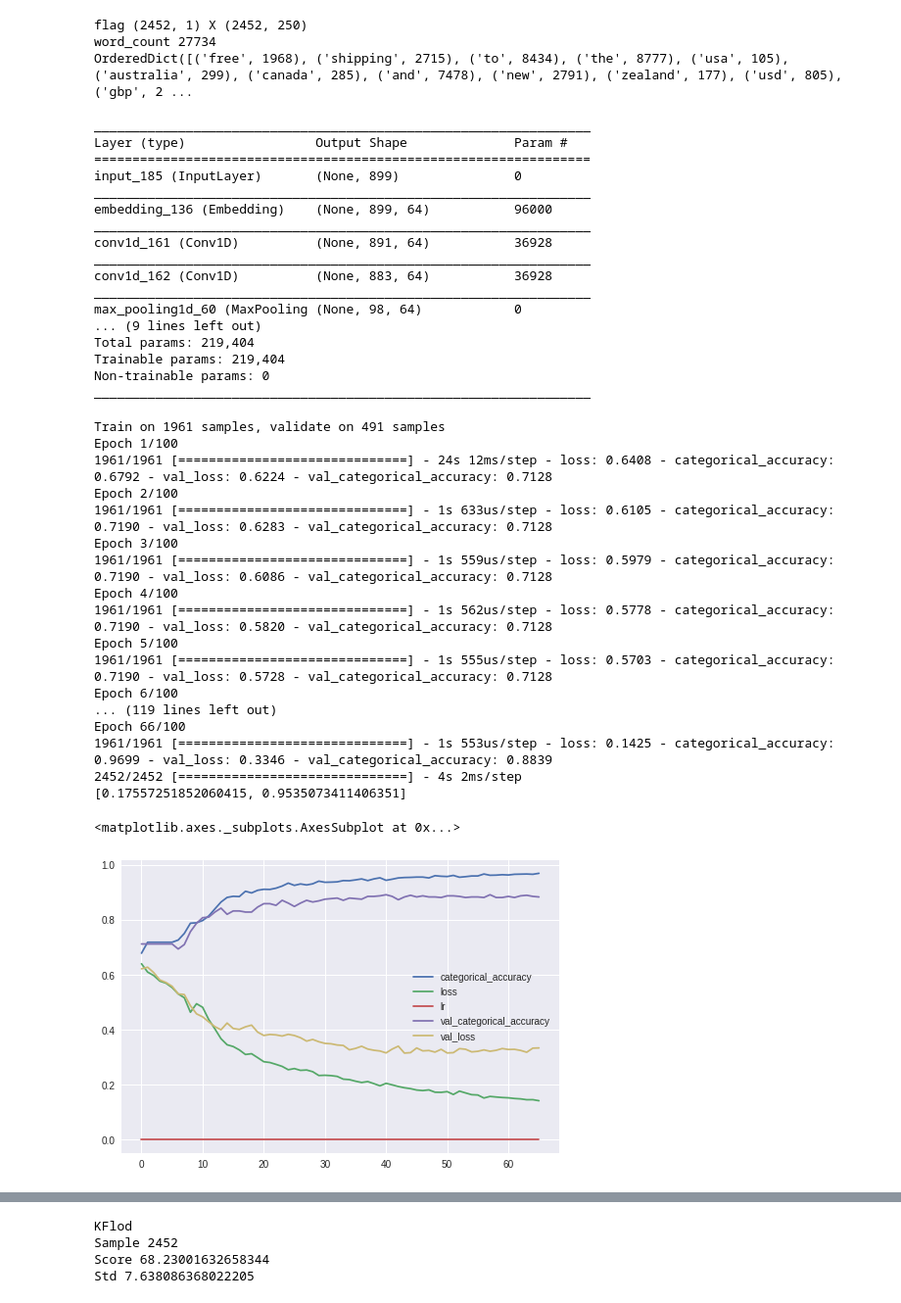
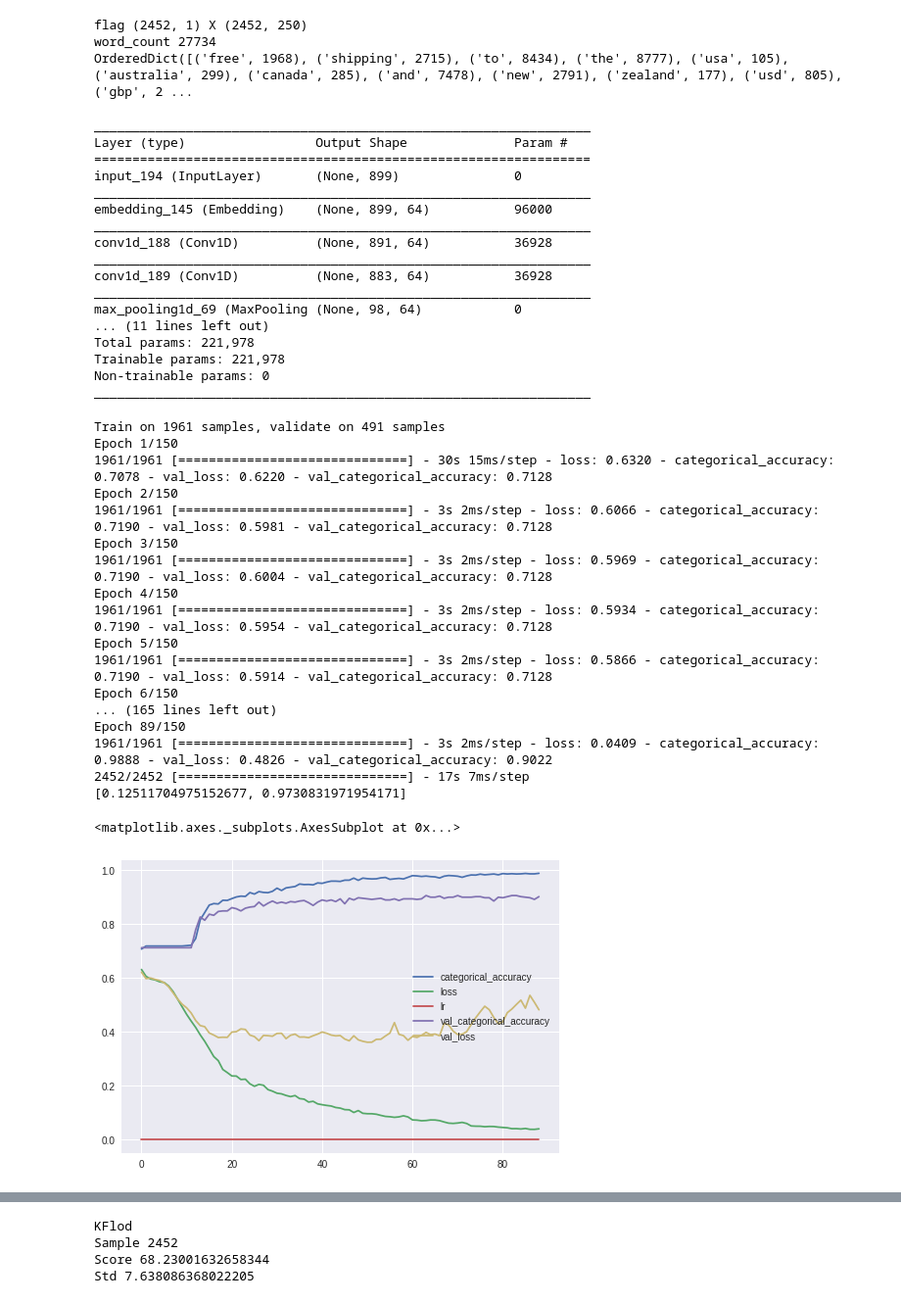
Before and after one commit to sleepless-se/0Colab, a Jupyter notebook: page_satus_conv1d_rnn.ipynb, the cells around one changed output, grey strips where cells are left out. Shown at 98% size. Cells and saved outputs as stored; diff of their text form; code cells hidden in the pictures.

Commit message:
dense 0.4 score 90.43%

```diff
--- a/page_satus_conv1d_rnn.ipynb
+++ b/page_satus_conv1d_rnn.ipynb
@@ -183,7 +183,7 @@ y = to_categorical(raw_df['true'].values)
 # print('y shape',y.shape)
 # %%
 
-def get_model():
+def get_model(param):
   embedding_size = 1500
 
 #   input_matrix = layers.Input(shape=(250,))
@@ -200,38 +200,41 @@ def get_model():
   conv_layer = layers.MaxPooling1D(9)(conv_layer)
   conv_layer = layers.Dropout(0.25)(conv_layer)
   conv_layer = layers.Conv1D(128, 6, activation='relu')(conv_layer)
-  conv_layer = layers.SimpleRNN(2,recurrent_dropout=0.3)(conv_layer)
+  rnn_layer = layers.Bidirectional(layers.LSTM(2, return_sequences=True,dropout=0.4, kernel_initializer='Orthogonal'))(conv_layer)
+
+  rnn_layer = layers.Flatten()(rnn_layer)
+#   conv_layer = layers.SimpleRNN(2,recurrent_dropout=0.3)(conv_layer)
 #   conv_layer = layers.Dense(8,activation='relu')(conv_layer)
-  output = layers.Dense(2,activation='softmax')(conv_layer)
+  output = layers.Dense(2,activation='softmax')(rnn_layer)
 
 #   model = Model(inputs=[input_matrix, input_seq], outputs=output)
   model = Model(inputs=input_seq, outputs=output)
   model.compile(loss='categorical_crossentropy',optimizer ='adam',metrics=['categorical_accuracy'])
   return model
 
-get_model().summary()
+get_model(0.2).summary()
 # %% [output]
 _________________________________________________________________
 Layer (type)                 Output Shape              Param #
 =================================================================
-input_185 (InputLayer)       (None, 899)               0
+input_194 (InputLayer)       (None, 899)               0
 _________________________________________________________________
-embedding_136 (Embedding)    (None, 899, 64)           96000
+embedding_145 (Embedding)    (None, 899, 64)           96000
 _________________________________________________________________
-conv1d_161 (Conv1D)          (None, 891, 64)           36928
+conv1d_188 (Conv1D)          (None, 891, 64)           36928
 _________________________________________________________________
-conv1d_162 (Conv1D)          (None, 883, 64)           36928
+conv1d_189 (Conv1D)          (None, 883, 64)           36928
 _________________________________________________________________
-max_pooling1d_60 (MaxPooling (None, 98, 64)            0
-... (9 lines left out)
-Total params: 219,404
-Trainable params: 219,404
+max_pooling1d_69 (MaxPooling (None, 98, 64)            0
+... (11 lines left out)
+Total params: 221,978
+Trainable params: 221,978
 Non-trainable params: 0
 _________________________________________________________________
 # %%
 from tensorflow.python.keras.callbacks import TensorBoard
 
-EPOCHS = 100
+EPOCHS = 150
 BATCH_SIZE = 512
 
 # stop when score is not improve
@@ -246,48 +249,48 @@ checkpoint = ModelCheckpoint(filepath, monitor='val_categorical_accuracy', verbo
 tsb = TensorBoard(log_dir=base_dir+'logs')
 
 # reduce
 reduce = ReduceLROnPlateau(monitor='val_loss', factor=0.2, patience=3, min_lr=0.01)
 callbacks_list = [checkpoint,early_stopping,reduce,tsb]
 
 
 train_data = [X, X_seq]
 train_data = X_seq
 
-model = get_model()
+model = get_model(0.4)
 history = model.fit(train_data, y, validation_split=0.2,verbose=1,epochs=EPOCHS,batch_size=BATCH_SIZE,callbacks=callbacks_list)
 score = model.evaluate(train_data, y)
 print(score)
 history = pd.DataFrame(history.history)
 history.plot()
 # scores = []
 # historys = []
 # kf = KFold(n_splits=4, random_state=None, shuffle=False)
 # for train_index, test_index in kf.split(X):
 #   model = get_model()
 #   train_data = [X[train_index], X_seq[train_index]]
 #   test_data = [X[test_index], X_seq[test_index]]
 #   history = model.fit(train_data, y[train_index], validation_split=0.2,verbose=0,epochs=EPOCHS,batch_size=BATCH_SIZE,callbacks=callbacks_list)
 #   historys.append(history)
 #   score = model.evaluate(test_data,y[test_index])
 #   print(score)
 #   scores.append(score)
 # %% [output]
 Train on 1961 samples, validate on 491 samples
-Epoch 1/100
-1961/1961 [==============================] - 24s 12ms/step - loss: 0.6408 - categorical_accuracy: 0.6792 - val_loss: 0.6224 - val_categorical_accuracy: 0.7128
-Epoch 2/100
-1961/1961 [==============================] - 1s 633us/step - loss: 0.6105 - categorical_accuracy: 0.7190 - val_loss: 0.6283 - val_categorical_accuracy: 0.7128
-Epoch 3/100
-1961/1961 [==============================] - 1s 559us/step - loss: 0.5979 - categorical_accuracy: 0.7190 - val_loss: 0.6086 - val_categorical_accuracy: 0.7128
-Epoch 4/100
-1961/1961 [==============================] - 1s 562us/step - loss: 0.5778 - categorical_accuracy: 0.7190 - val_loss: 0.5820 - val_categorical_accuracy: 0.7128
-Epoch 5/100
-1961/1961 [==============================] - 1s 555us/step - loss: 0.5703 - categorical_accuracy: 0.7190 - val_loss: 0.5728 - val_categorical_accuracy: 0.7128
-Epoch 6/100
-... (119 lines left out)
-Epoch 66/100
-1961/1961 [==============================] - 1s 553us/step - loss: 0.1425 - categorical_accuracy: 0.9699 - val_loss: 0.3346 - val_categorical_accuracy: 0.8839
-2452/2452 [==============================] - 4s 2ms/step
-[0.17557251852060415, 0.9535073411406351]
+Epoch 1/150
+1961/1961 [==============================] - 30s 15ms/step - loss: 0.6320 - categorical_accuracy: 0.7078 - val_loss: 0.6220 - val_categorical_accuracy: 0.7128
+Epoch 2/150
+1961/1961 [==============================] - 3s 2ms/step - loss: 0.6066 - categorical_accuracy: 0.7190 - val_loss: 0.5981 - val_categorical_accuracy: 0.7128
+Epoch 3/150
+1961/1961 [==============================] - 3s 2ms/step - loss: 0.5969 - categorical_accuracy: 0.7190 - val_loss: 0.6004 - val_categorical_accuracy: 0.7128
+Epoch 4/150
+1961/1961 [==============================] - 3s 2ms/step - loss: 0.5934 - categorical_accuracy: 0.7190 - val_loss: 0.5954 - val_categorical_accuracy: 0.7128
+Epoch 5/150
+1961/1961 [==============================] - 3s 2ms/step - loss: 0.5866 - categorical_accuracy: 0.7190 - val_loss: 0.5914 - val_categorical_accuracy: 0.7128
+Epoch 6/150
+... (165 lines left out)
+Epoch 89/150
+1961/1961 [==============================] - 3s 2ms/step - loss: 0.0409 - categorical_accuracy: 0.9888 - val_loss: 0.4826 - val_categorical_accuracy: 0.9022
+2452/2452 [==============================] - 17s 7ms/step
+[0.12511704975152677, 0.9730831971954171]
 <matplotlib.axes._subplots.AxesSubplot at 0x...>
-[figure, old version]
+[figure, new version]
```
Also changed, not shown: parts of 2 cells of this notebook.
